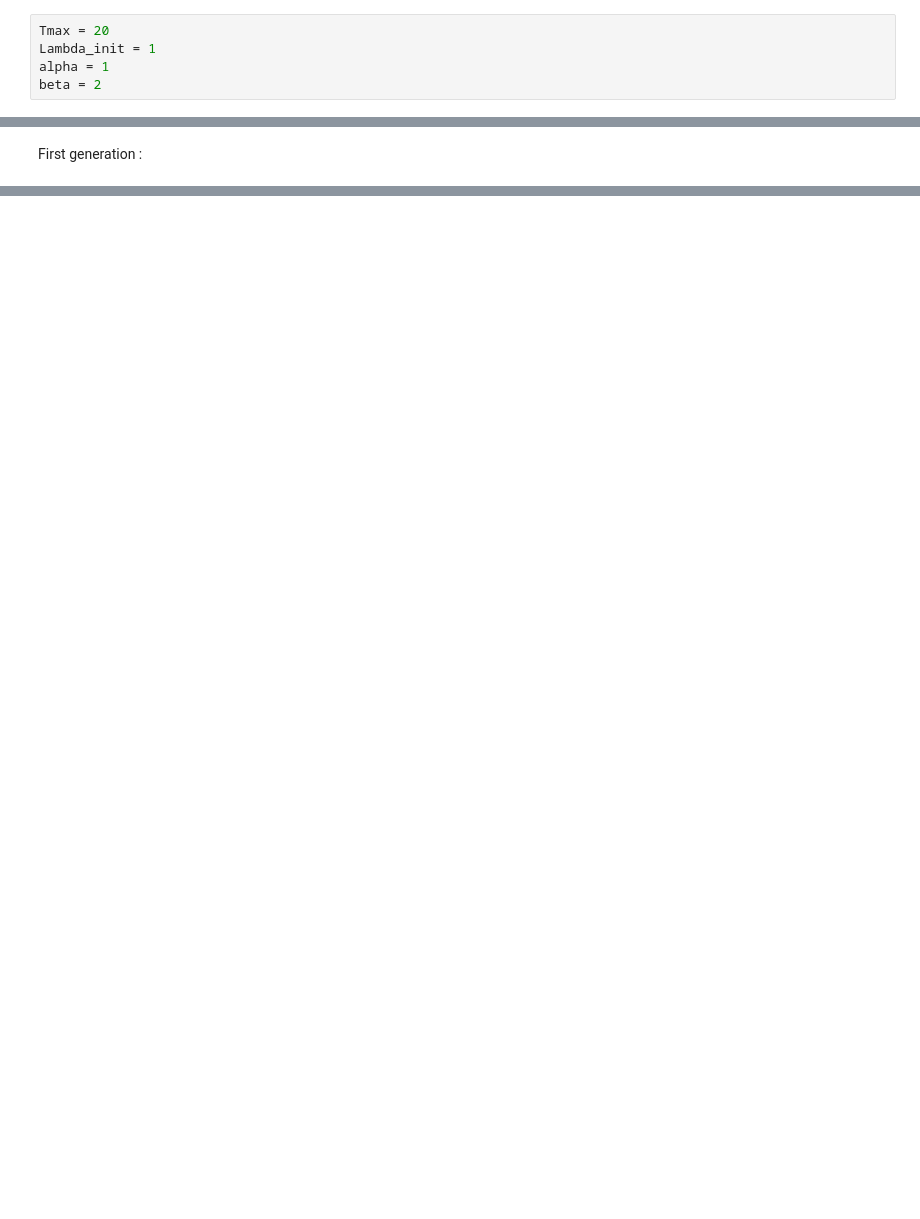
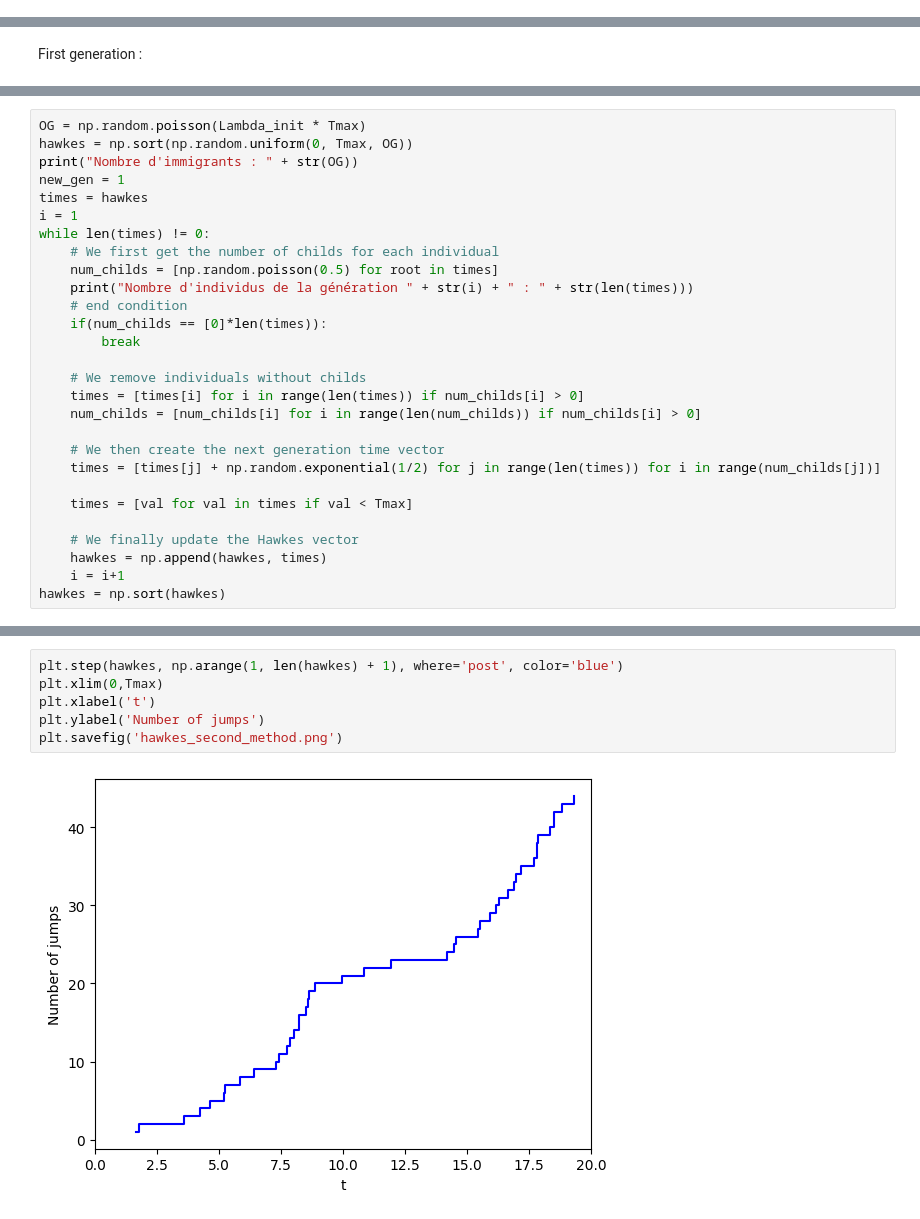
Before and after one commit to LeoMicollet/M2internship-HRE, a Jupyter notebook: Essais_hawkes.ipynb, the cells around one changed output, grey strips where cells are left out. Saved outputs shown, nothing was run; the diff lists cells and outputs as text; blank space fills up the shorter version.

Commit message:
Modification de la deuxieme methode

```diff
--- a/Essais_hawkes.ipynb
+++ b/Essais_hawkes.ipynb
@@ -84,6 +84 @@ Pour que ça fonctionne bien, il faut penser à vectoriser tout ça. Première
-# %%
-Tmax = 20
-Lambda_init = 1
-alpha = 1
-beta = 2
 # %%
@@ -139,0 +123,28 @@ TypeError: can only concatenate list (not "float") to list
+# %%
+OG = np.random.poisson(Lambda_init * Tmax)
+hawkes = np.sort(np.random.uniform(0, Tmax, OG))
+print("Nombre d'immigrants : " + str(OG))
+new_gen = 1
+times = hawkes
+i = 1
+while len(times) != 0:
+    # We first get the number of childs for each individual
+    num_childs = [np.random.poisson(0.5) for root in times]
+    print("Nombre d'individus de la génération " + str(i) + " : " + str(len(times)))
+    # end condition
+    if(num_childs == [0]*len(times)):
+        break
+
+    # We remove individuals without childs
+    times = [times[i] for i in range(len(times)) if num_childs[i] > 0]
+    num_childs = [num_childs[i] for i in range(len(num_childs)) if num_childs[i] > 0]
+
+    # We then create the next generation time vector
+    times = [times[j] + np.random.exponential(1/2) for j in range(len(times)) for i in range(num_childs[j])]
+
+    times = [val for val in times if val < Tmax]
+
+    # We finally update the Hawkes vector
+    hawkes = np.append(hawkes, times)
+    i = i+1
+hawkes = np.sort(hawkes)
@@ -139,0 +160,8 @@ TypeError: can only concatenate list (not "float") to list
+# %%
+plt.step(hawkes, np.arange(1, len(hawkes) + 1), where='post', color='blue')
+plt.xlim(0,Tmax)
+plt.xlabel('t')
+plt.ylabel('Number of jumps')
+plt.savefig('hawkes_second_method.png')
+# %% [output]
+[figure, added]
```
Also changed, not shown: parts of 9 cells of this notebook, 2 other files.
